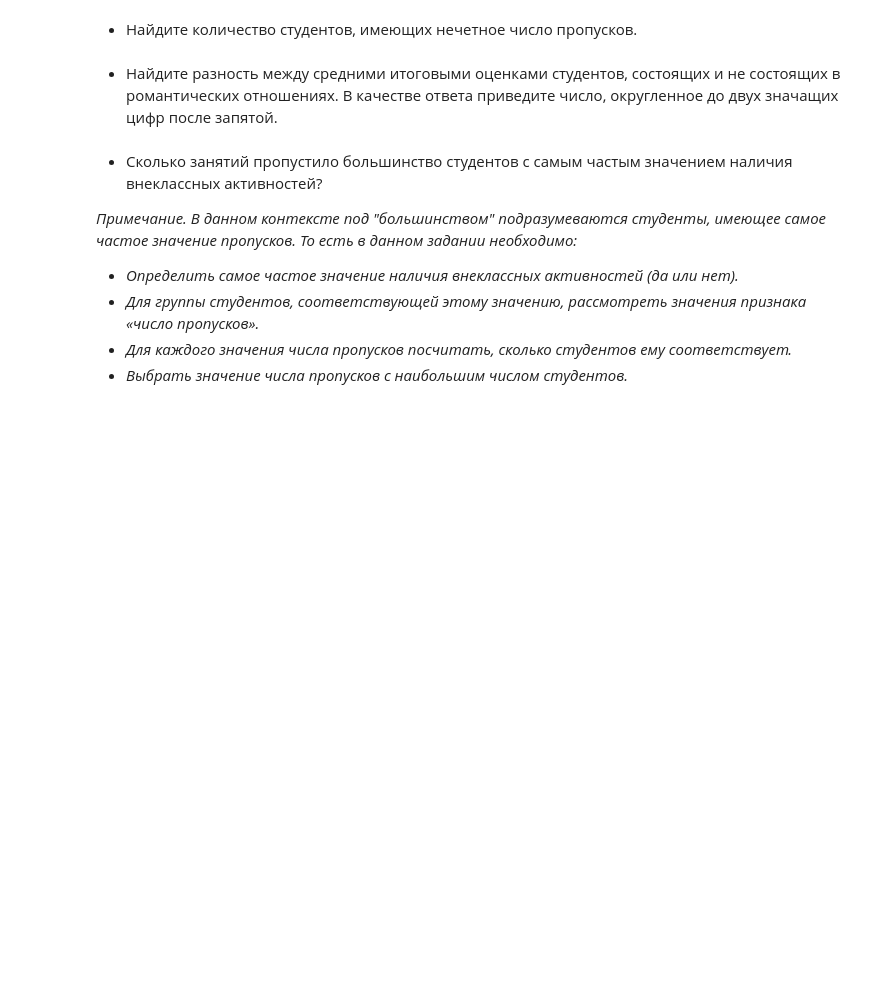
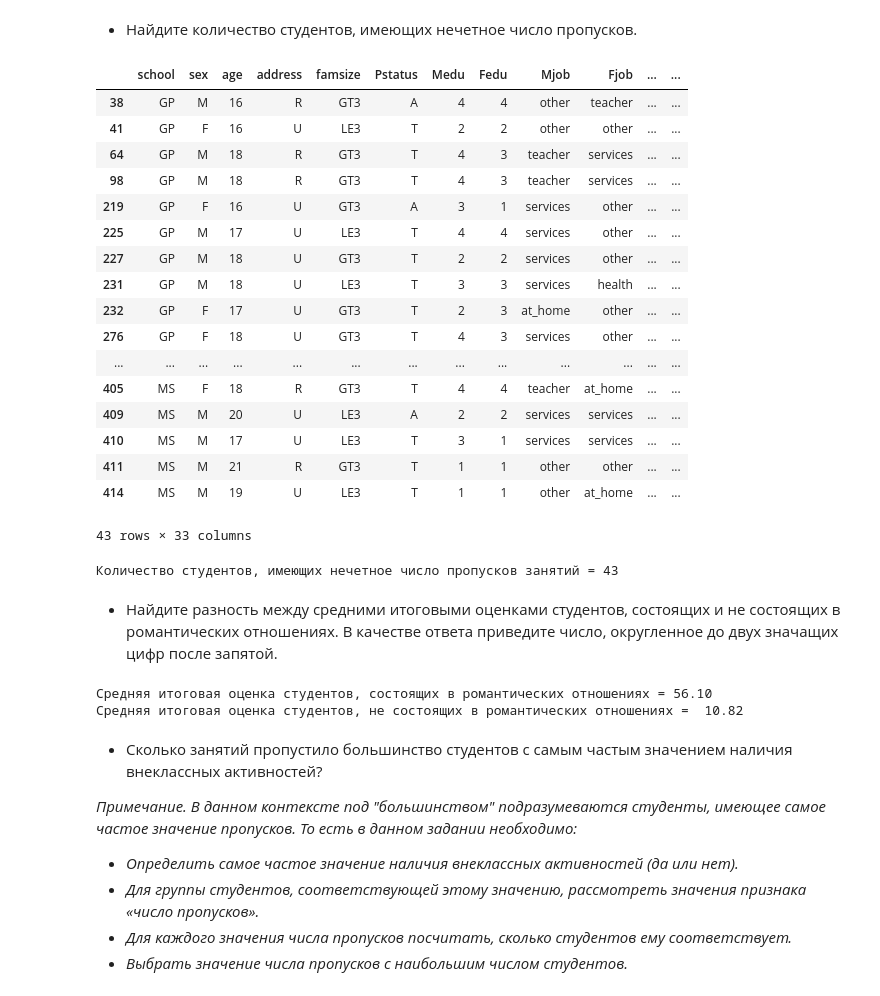
Before and after one commit to FessDemon/pim, a Jupyter notebook: python/Labs/Lab_Python_7_PMI_end.ipynb, the cells around one changed output. Cells and saved outputs as stored; diff of their text form; code cells hidden in the pictures; blank space fills up the shorter version.

```diff
--- a/python/Labs/Lab_Python_7_PMI_end.ipynb
+++ b/python/Labs/Lab_Python_7_PMI_end.ipynb
@@ -27,7 +221,42 @@ data = pd.read_csv('math_students.csv', delimiter=',')
 # %% [markdown]
 * Найдите количество студентов, имеющих нечетное число пропусков.
+# %%
+df = data[data['absences'] % 2 == 1]
+df
+# %% [output]
+|  | school | sex | age | address | famsize | Pstatus | Medu | Fedu | Mjob | Fjob | ... | ... |
+| 38 | GP | M | 16 | R | GT3 | A | 4 | 4 | other | teacher | ... | ... |
+| 41 | GP | F | 16 | U | LE3 | T | 2 | 2 | other | other | ... | ... |
+| 64 | GP | M | 18 | R | GT3 | T | 4 | 3 | teacher | services | ... | ... |
+| 98 | GP | M | 18 | R | GT3 | T | 4 | 3 | teacher | services | ... | ... |
+| 219 | GP | F | 16 | U | GT3 | A | 3 | 1 | services | other | ... | ... |
+| 225 | GP | M | 17 | U | LE3 | T | 4 | 4 | services | other | ... | ... |
+| 227 | GP | M | 18 | U | GT3 | T | 2 | 2 | services | other | ... | ... |
+| 231 | GP | M | 18 | U | LE3 | T | 3 | 3 | services | health | ... | ... |
+| 232 | GP | F | 17 | U | GT3 | T | 2 | 3 | at_home | other | ... | ... |
+| 276 | GP | F | 18 | U | GT3 | T | 4 | 3 | services | other | ... | ... |
+| ... | ... | ... | ... | ... | ... | ... | ... | ... | ... | ... | ... | ... |
+| 405 | MS | F | 18 | R | GT3 | T | 4 | 4 | teacher | at_home | ... | ... |
+| 409 | MS | M | 20 | U | LE3 | A | 2 | 2 | services | services | ... | ... |
+| 410 | MS | M | 17 | U | LE3 | T | 3 | 1 | services | services | ... | ... |
+| 411 | MS | M | 21 | R | GT3 | T | 1 | 1 | other | other | ... | ... |
+| 414 | MS | M | 19 | U | LE3 | T | 1 | 1 | other | at_home | ... | ... |
+43 rows × 33 columns
+# %%
+print(f'Количество студентов, имеющих нечетное число пропусков занятий = {len(df)}')
+# %% [output]
+Количество студентов, имеющих нечетное число пропусков занятий = 43
 # %% [markdown]
 * Найдите разность между средними итоговыми оценками студентов, состоящих и не состоящих в романтических отношениях. В качестве ответа приведите число, округленное до двух значащих цифр после запятой.
+# %%
+df = data[(data['romantic'] == 'yes')]
+print(f"Средняя итоговая оценка студентов, состоящих в романтических отношениях = {df['G3'].mean():.2f}")
+
+df = data[(data['romantic'] == 'no')]
+print(f"Средняя итоговая оценка студентов, не состоящих в романтических отношениях =  {df['G3'].mean():.2f}")
+# %% [output]
+Средняя итоговая оценка студентов, состоящих в романтических отношениях = 56.10
+Средняя итоговая оценка студентов, не состоящих в романтических отношениях =  10.82
 # %% [markdown]
 * Сколько занятий пропустило большинство студентов с самым частым значением наличия внеклассных активностей?
 
```
Also changed, not shown: parts of 17 cells of this notebook, 6 other files.
